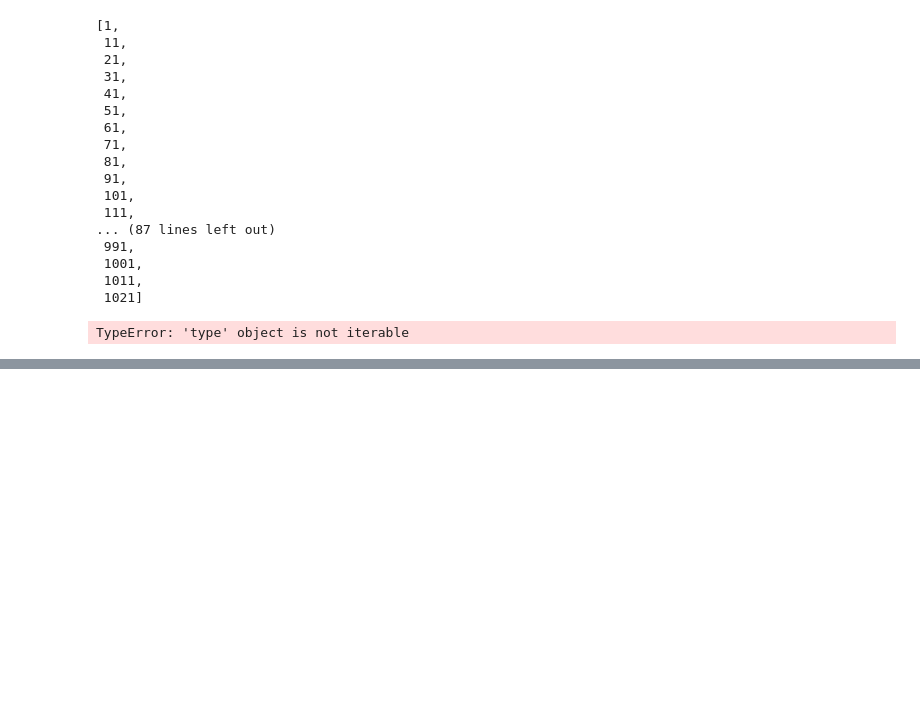
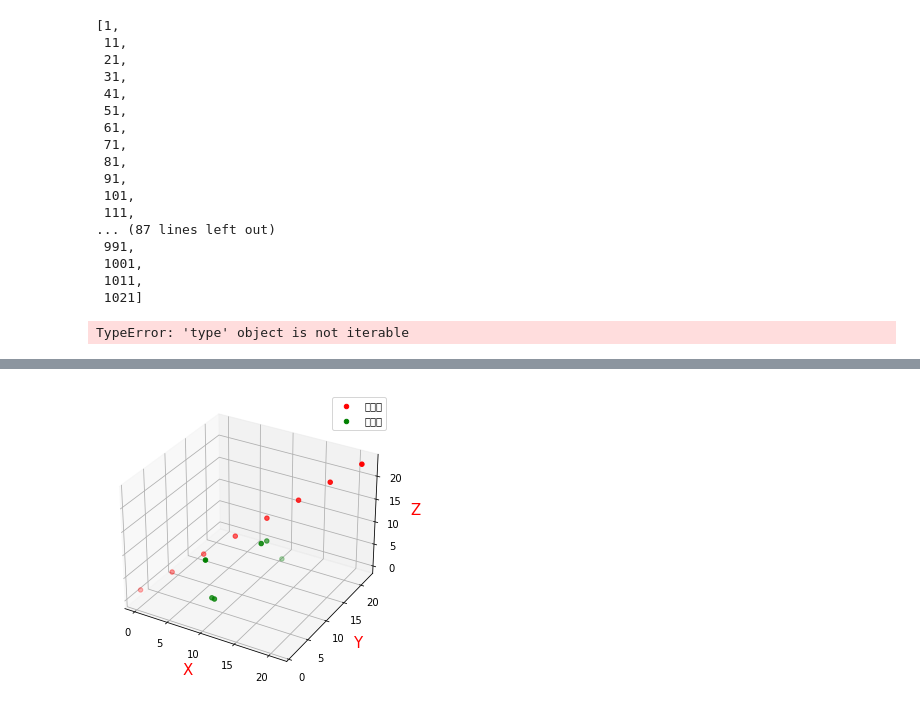
Before and after one commit to Xiang-Pan/HOBO, a Jupyter notebook: test.ipynb, the cells around one changed output, grey strips where cells are left out. Saved outputs shown, nothing was run; the diff lists cells and outputs as text; code cells hidden in the pictures; blank space fills up the shorter version.

```diff
--- a/test.ipynb
+++ b/test.ipynb
@@ -542,0 +599,51 @@ TypeError: 'type' object is not iterable
+# %%
+import numpy as np
+import matplotlib.pyplot as plt
+from mpl_toolkits.mplot3d import Axes3D  # 空间三维画图
+
+
+# 数据
+
+# 数据１
+data1 = np.arange(24).reshape((8, 3))
+# data的值如下：
+# [[ 0  1  2]
+#  [ 3  4  5]
+#  [ 6  7  8]
+#  [ 9 10 11]
+#  [12 13 14]
+#  [15 16 17]
+#  [18 19 20]
+#  [21 22 23]]
+x1 = data1[:, 0]  # [ 0  3  6  9 12 15 18 21]
+y1 = data1[:, 1]  # [ 1  4  7 10 13 16 19 22]
+z1 = data1[:, 2]  # [ 2  5  8 11 14 17 20 23]
+
+# 数据２
+data2 = np.random.randint(0, 23, (6, 3))
+x2 = data2[:, 0]
+y2 = data2[:, 1]
+z2 = data2[:, 2]
+
+
+# 绘制散点图
+fig = plt.figure()
+ax = Axes3D(fig)
+ax.scatter(x1, y1, z1, c='r', label='顺序点')
+ax.scatter(x2, y2, z2, c='g', label='随机点')
+
+
+# 绘制图例
+ax.legend(loc='best')
+
+
+# 添加坐标轴(顺序是Z, Y, X)
+ax.set_zlabel('Z', fontdict={'size': 15, 'color': 'red'})
+ax.set_ylabel('Y', fontdict={'size': 15, 'color': 'red'})
+ax.set_xlabel('X', fontdict={'size': 15, 'color': 'red'})
+
+
+# 展示
+plt.show()
+# %% [output]
+[figure, added]
```
Also changed, not shown: parts of 8 cells of this notebook, 6 other files.
